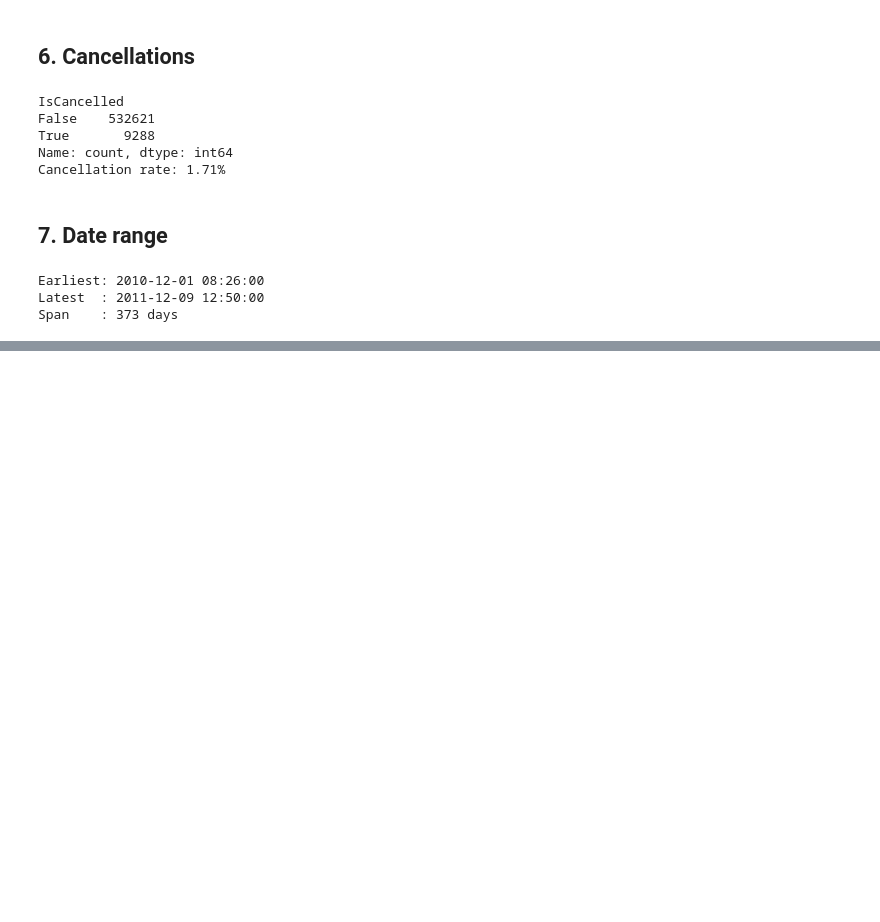
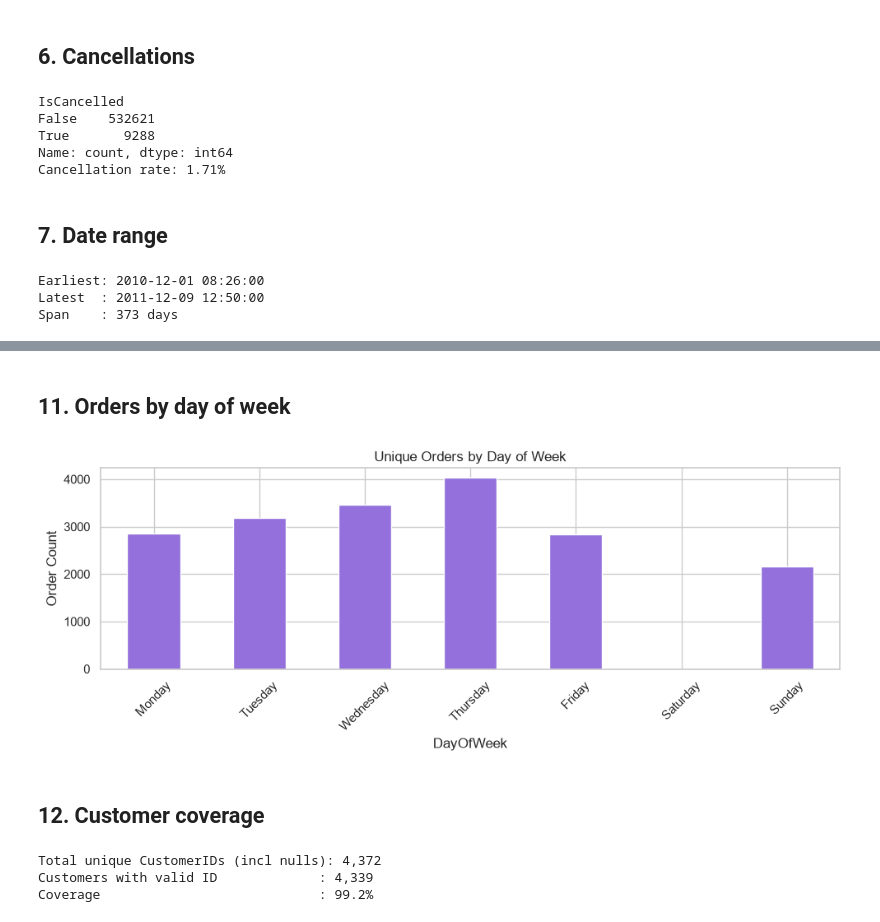
Before and after one commit to LathiyaHit/customer-segmentation-retention, a Jupyter notebook: research/01_eda.ipynb, the cells around one changed output, grey strips where cells are left out. Drawn from its saved outputs; the diff is of its cells as text; code cells hidden in the pictures; blank space fills up the shorter version.

```diff
--- a/research/01_eda.ipynb
+++ b/research/01_eda.ipynb
@@ -108,0 +158,27 @@ Span    : 373 days
+# %% [markdown]
+## 11. Orders by day of week
+# %%
+df_valid["DayOfWeek"] = df_valid["InvoiceDate"].dt.day_name()
+order_day = df_valid.groupby("DayOfWeek")["InvoiceNo"].nunique()
+order_day = order_day.reindex(["Monday","Tuesday","Wednesday","Thursday","Friday","Saturday","Sunday"])
+
+order_day.plot(kind="bar", figsize=(10, 4), color="mediumpurple", edgecolor="white")
+plt.title("Unique Orders by Day of Week")
+plt.ylabel("Order Count")
+plt.xticks(rotation=45)
+plt.tight_layout()
+plt.show()
+# %% [output]
+[figure, added]
+# %% [markdown]
+## 12. Customer coverage
+# %%
+total_customers = df["CustomerID"].nunique()
+customers_with_id = df_valid["CustomerID"].nunique()
+print(f"Total unique CustomerIDs (incl nulls): {total_customers:,}")
+print(f"Customers with valid ID             : {customers_with_id:,}")
+print(f"Coverage                            : {customers_with_id/total_customers*100:.1f}%")
+# %% [output]
+Total unique CustomerIDs (incl nulls): 4,372
+Customers with valid ID             : 4,339
+Coverage                            : 99.2%
```
Also changed, not shown: parts of 6 cells of this notebook.
